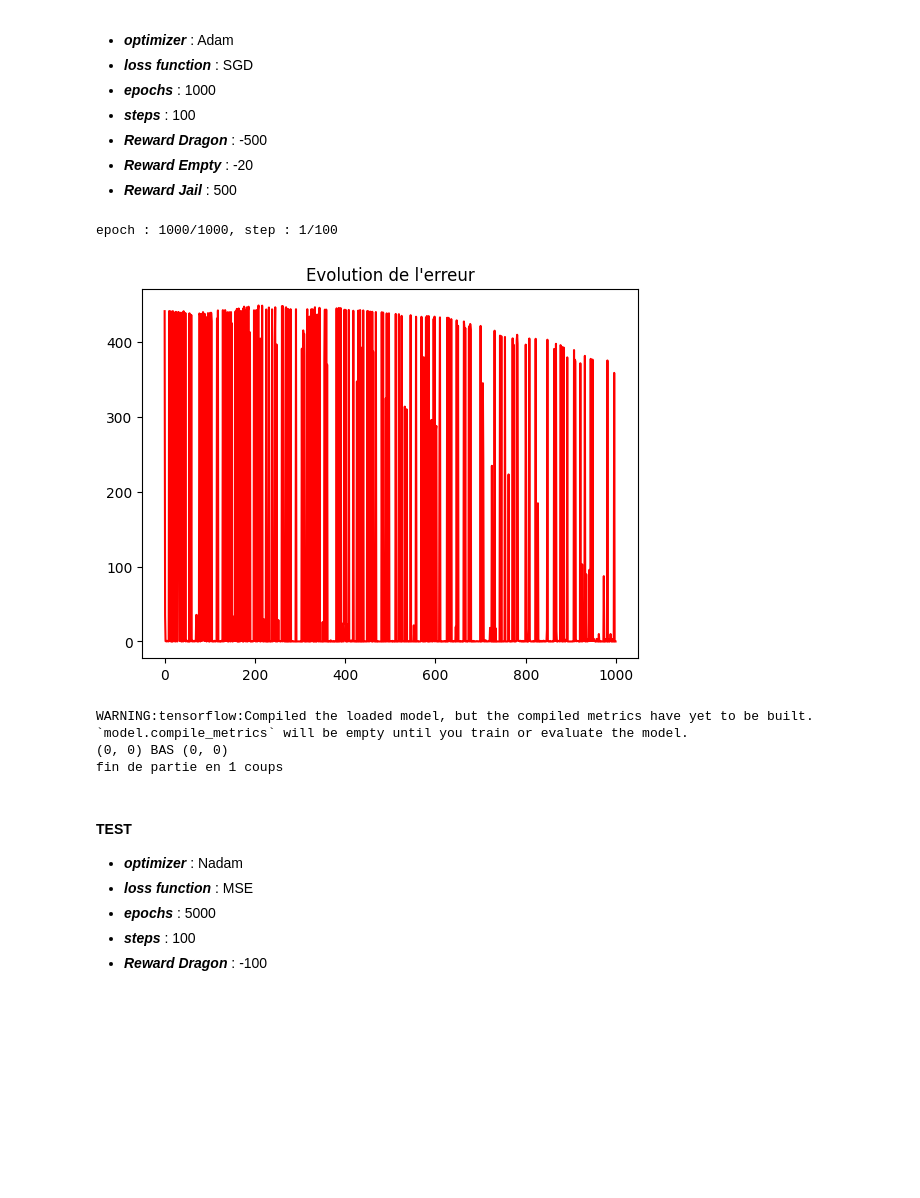
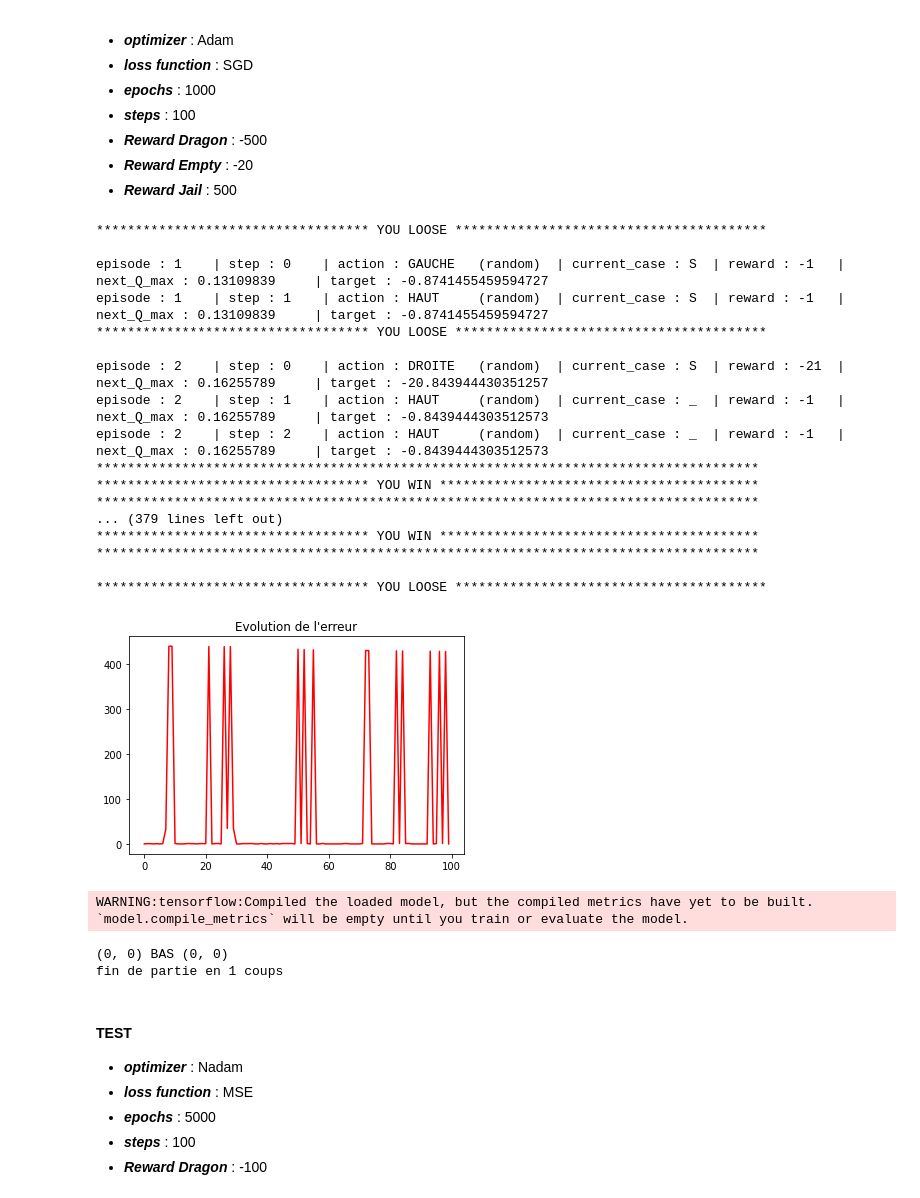
Before and after one commit to JugurthaAsma/ML, a Jupyter notebook: projet3/renforcement.ipynb, the cells around one changed output. Cells and saved outputs as stored; diff of their text form; code cells hidden in the pictures; blank space fills up the shorter version.

```diff
--- a/projet3/renforcement.ipynb
+++ b/projet3/renforcement.ipynb
@@ -466,20 +468,38 @@ class DeepGame:
         if self.verbose:
             print(*args)
 
+    # a method to show progress
+    def show_progress(self, episode, step, is_random, action, current_case, reward, next_Q_max, target):
+
+        if is_random:
+            choise = "  (random)  "
+        else:
+            choise = "  (predict) "
+
+        self.print(
+            "episode : " + str(episode).ljust(5) +
+            "| step : " + str(step).ljust(5) +
+            "| action : " + str(action).ljust(7) + choise +
+            "| current_case : " + str(current_case).ljust(3) +
+            "| reward : " + str(reward).ljust(5) +
+            "| next_Q_max : " + str(next_Q_max).ljust(15) +
+            "| target : " + str(target).ljust(15)
+        )
+
 
     #####################################################################################################################
 
 
     # a method to choose an action with the epsilon greedy policy
     def choose_action(self, state, epsilon):
-        if random.random() < epsilon:
+        is_random = random.random() < epsilon
+        if is_random:
             action = Directions.get_random_direction()
-            return action
+
         else:
             Sortie_Q = self.model(self.vec_etat)  # En entrée le vecteur symbolisant l'état
             action = Directions.directions[np.argmax(Sortie_Q)] #On sélectionne l'action associée avec la sortie max
-            self.print("max    :", action)
-            return action
+        return action, is_random
 
     # Train the model
     def train(self):
@@ -496,16 +516,13 @@ class DeepGame:
             epsilon = self.episodes / (self.episodes + episode)
 
             for step in range(self.steps):
-                sys.stdout.write("\r" + "epoch : " + str(episode+1) + "/" + str(self.episodes) + ", step : " + str(step+1) + "/" + str(self.steps))
                 # play one step
                 # choose an action
-                action = self.choose_action(position, epsilon)
+                action, is_random = self.choose_action(position, epsilon)
                 # apply the action
-                new_position, reward, fin = applicaion_action(action, position, self.space)
-                self.print(action, end=", ")
+                new_position, reward, fin = applicaion_action(action, position, self.space, self.verbose)
 
                 if fin:
-                    self.print("fin de partie en", step, "coups")
                     break
 
                 # set weights of the stable model
@@ -520,8 +537,8 @@ class DeepGame:
                 next_Q_max = np.max(next_Q)
 
                 # target
-                #print("reward : ", reward, "next_Q_max : ", next_Q_max, "(1-fin) : ", (1-fin))
                 target = reward + GAMMA * next_Q_max * (1 - fin)
+                self.show_progress(episode, step, is_random, action, self.space[position[0]][position[1]], reward, next_Q_max, target)
 
                 # gradient descent
                 with tf.GradientTape() as tape:
@@ -558,7 +575,7 @@ class DeepGame:
             # update the vector of states
             self.update_vec_etat(position)
             # choose an action
-            action = self.choose_action(position, 0)
+            action, _ = self.choose_action(position, 0)
             # apply the action
             new_position, reward, fin = applicaion_action(action, position, self.space)
 
@@ -576,11 +593,11 @@ class DeepGame:
             print("Trop d'itérations")
 # %%
 # function to create a game with a configuration train and play
-def create_game(optimizer_name, loss_fn_name, episodes, steps, dragon_reward, jail_reward, empty_reward, start_reward=-5):
+def create_game(optimizer_name, loss_fn_name, episodes, steps, dragon_reward, jail_reward, empty_reward, start_reward=-5, verbose=False):
     # set the rewards
     Rewards.set_rewards({"S": start_reward, "D": dragon_reward, "J": jail_reward, "_": empty_reward})
     # create the game
-    game = DeepGame(episodes=episodes, steps=steps, optimizer_name=optimizer_name, loss_fn_name=loss_fn_name)
+    game = DeepGame(episodes=episodes, steps=steps, optimizer_name=optimizer_name, loss_fn_name=loss_fn_name, verbose=verbose)
 
     game.train()
     game.play()
@@ -598,13 +615,29 @@ def create_game(optimizer_name, loss_fn_name, episodes, steps, dragon_reward, ja
 *   ***Reward Empty*** : -20
 *   ***Reward Jail*** : 500
 # %%
-game1 = create_game(optimizer_name="Adam", loss_fn_name="SGD", episodes=1000, steps=100, dragon_reward=-500, empty_reward=-20, jail_reward=500)
+game1 = create_game(optimizer_name="Adam", loss_fn_name="SGD", episodes=100, steps=100, dragon_reward=-500, empty_reward=-20, jail_reward=500, verbose=True)
 # %% [output]
-epoch : 1000/1000, step : 1/100
+*********************************** YOU LOOSE ****************************************
+
+episode : 1    | step : 0    | action : GAUCHE   (random)  | current_case : S  | reward : -1   | next_Q_max : 0.13109839     | target : -0.8741455459594727
+episode : 1    | step : 1    | action : HAUT     (random)  | current_case : S  | reward : -1   | next_Q_max : 0.13109839     | target : -0.8741455459594727
+*********************************** YOU LOOSE ****************************************
+
+episode : 2    | step : 0    | action : DROITE   (random)  | current_case : S  | reward : -21  | next_Q_max : 0.16255789     | target : -20.843944430351257
+episode : 2    | step : 1    | action : HAUT     (random)  | current_case : _  | reward : -1   | next_Q_max : 0.16255789     | target : -0.8439444303512573
+episode : 2    | step : 2    | action : HAUT     (random)  | current_case : _  | reward : -1   | next_Q_max : 0.16255789     | target : -0.8439444303512573
+*************************************************************************************
+*********************************** YOU WIN *****************************************
+*************************************************************************************
+... (379 lines left out)
+*********************************** YOU WIN *****************************************
+*************************************************************************************
+
+*********************************** YOU LOOSE ****************************************
-[figure, old version]
+[figure, new version]
 WARNING:tensorflow:Compiled the loaded model, but the compiled metrics have yet to be built. `model.compile_metrics` will be empty until you train or evaluate the model.
-(0, 0) BAS (0, 0)
-fin de partie en 1 coups
+(0, 0) BAS (0, 0)
+fin de partie en 1 coups
 # %% [markdown]
 #### TEST
 
```
Also changed, not shown: parts of 7 cells of this notebook.
